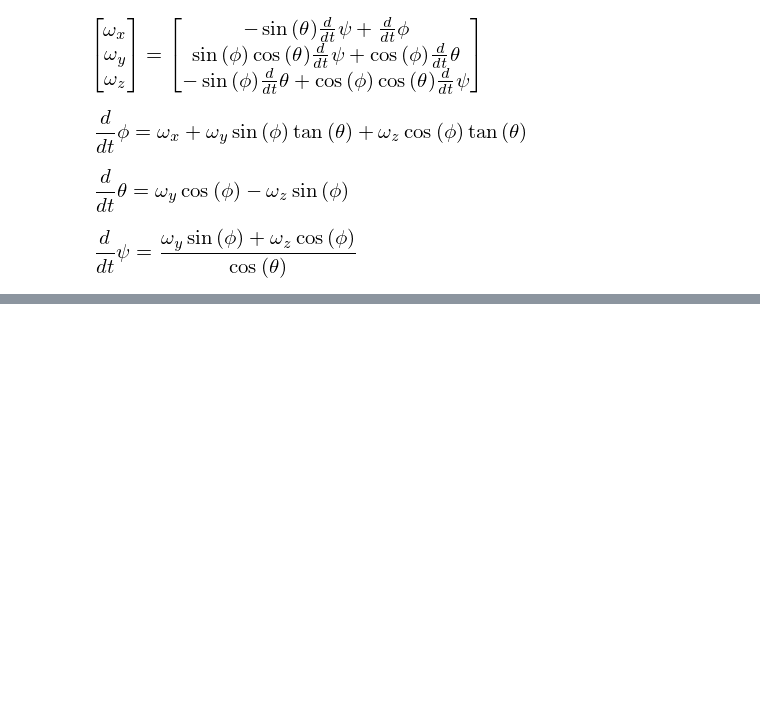
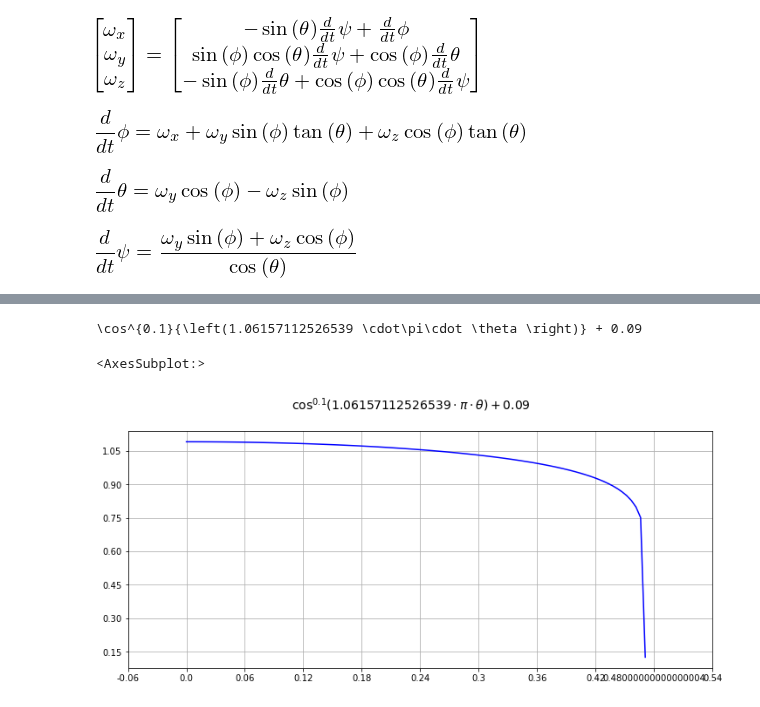
Before and after one commit to NelisW/PythonNotesToSelf, a Jupyter notebook: sympy/play-sympy.ipynb, the cells around one changed output, grey strips where cells are left out. Cells and saved outputs as stored; diff of their text form; code cells hidden in the pictures; blank space fills up the shorter version.

```diff
--- a/sympy/play-sympy.ipynb
+++ b/sympy/play-sympy.ipynb
@@ -206,0 +232,7 @@ for var in deib:
+# %%
+# pstr = sympy.pycode(Assignment(v, T)).replace('math','np')
+pstr = sympy.pycode(T).replace('math','np')
+
+print(pstr)
+a = np.linspace(0,0.471,100)
+eval(pstr)
@@ -206,0 +261,10 @@ for var in deib:
+# %%
+import pyradi.ryplot as ryplot
+lstr = lstr.replace(r' \pi a ',r' \cdot\pi\cdot \theta ')
+print(lstr)
+p = ryplot.Plotter(1,1,1,f'${lstr}$',(12,5))
+p.plot(1,a,eval(pstr))
+# %% [output]
+\cos^{0.1}{\left(1.06157112526539 \cdot\pi\cdot \theta \right)} + 0.09
+<AxesSubplot:>
+[figure, added]
```
Also changed, not shown: parts of 4 cells of this notebook.
